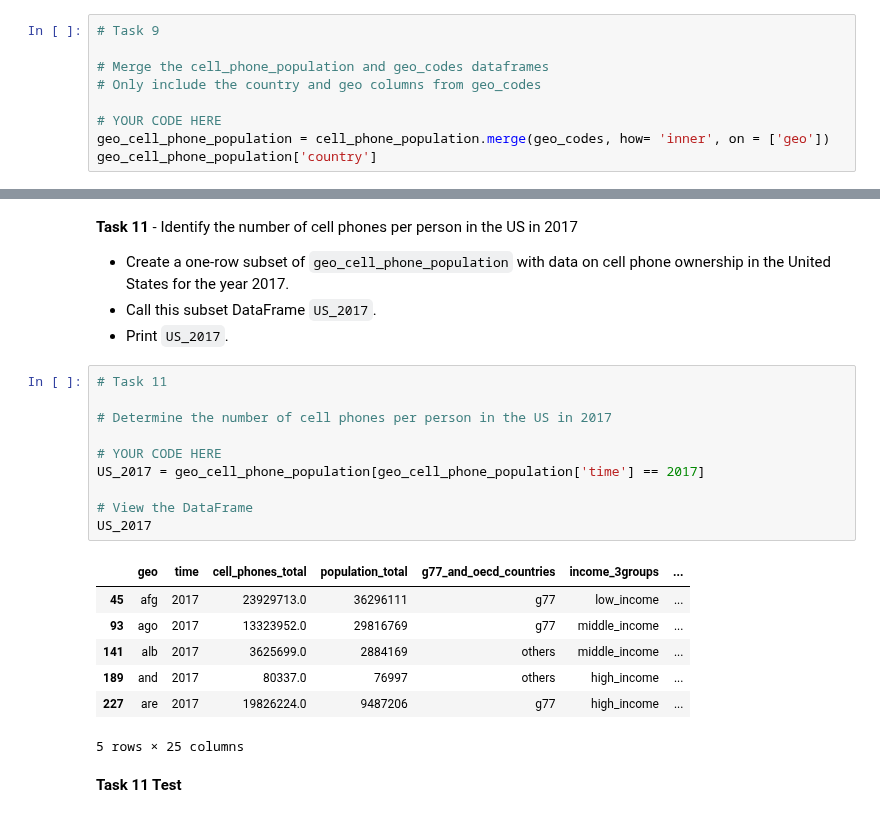
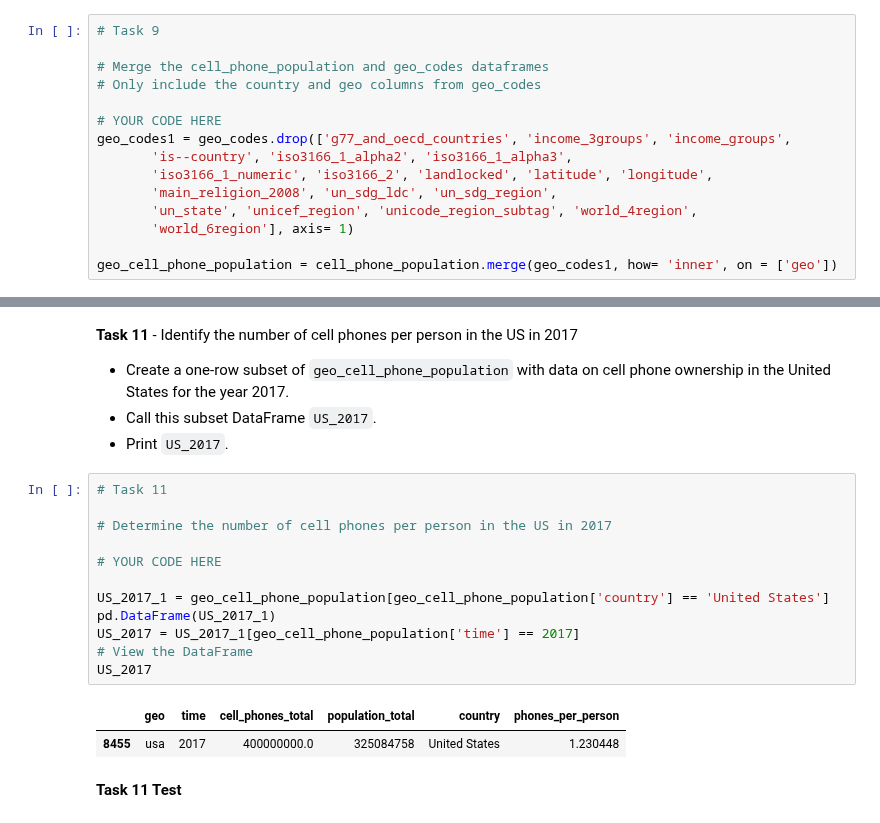
Before and after one commit to Vasanta2002/Sprint_1_git, a Jupyter notebook: DS_Unit1_Sprint1_AG.ipynb, the cells around one changed output, grey strips where cells are left out. Saved outputs shown, nothing was run; the diff lists cells and outputs as text.

```diff
--- a/DS_Unit1_Sprint1_AG.ipynb
+++ b/DS_Unit1_Sprint1_AG.ipynb
@@ -201,5 +201,11 @@ assert len(cell_phone_population) == 8930
 # Only include the country and geo columns from geo_codes
 
 # YOUR CODE HERE
-geo_cell_phone_population = cell_phone_population.merge(geo_codes, how= 'inner', on = ['geo'])
-geo_cell_phone_population['country']
+geo_codes1 = geo_codes.drop(['g77_and_oecd_countries', 'income_3groups', 'income_groups',
+       'is--country', 'iso3166_1_alpha2', 'iso3166_1_alpha3',
+       'iso3166_1_numeric', 'iso3166_2', 'landlocked', 'latitude', 'longitude',
+       'main_religion_2008', 'un_sdg_ldc', 'un_sdg_region',
+       'un_state', 'unicef_region', 'unicode_region_subtag', 'world_4region',
+       'world_6region'], axis= 1)
+
+geo_cell_phone_population = cell_phone_population.merge(geo_codes1, how= 'inner', on = ['geo'])
@@ -258,21 +250,18 @@ geo_cell_phone_population.head()
 # %%
 # Task 11
 
 # Determine the number of cell phones per person in the US in 2017
 
 # YOUR CODE HERE
-US_2017 = geo_cell_phone_population[geo_cell_phone_population['time'] == 2017]
 
+US_2017_1 = geo_cell_phone_population[geo_cell_phone_population['country'] == 'United States']
+pd.DataFrame(US_2017_1)
+US_2017 = US_2017_1[geo_cell_phone_population['time'] == 2017]
 # View the DataFrame
 US_2017
 # %% [output]
-|  | geo | time | cell_phones_total | population_total | g77_and_oecd_countries | income_3groups | ... |
-| 45 | afg | 2017 | 23929713.0 | 36296111 | g77 | low_income | ... |
-| 93 | ago | 2017 | 13323952.0 | 29816769 | g77 | middle_income | ... |
-| 141 | alb | 2017 | 3625699.0 | 2884169 | others | middle_income | ... |
-| 189 | and | 2017 | 80337.0 | 76997 | others | high_income | ... |
-| 227 | are | 2017 | 19826224.0 | 9487206 | g77 | high_income | ... |
+|  | geo | time | cell_phones_total | population_total | country | phones_per_person |
+| 8455 | usa | 2017 | 400000000.0 | 325084758 | United States | 1.230448 |
-5 rows × 25 columns
 # %% [markdown]
 **Task 11 Test**
 # %%
```
Also changed, not shown: parts of 5 cells of this notebook.
